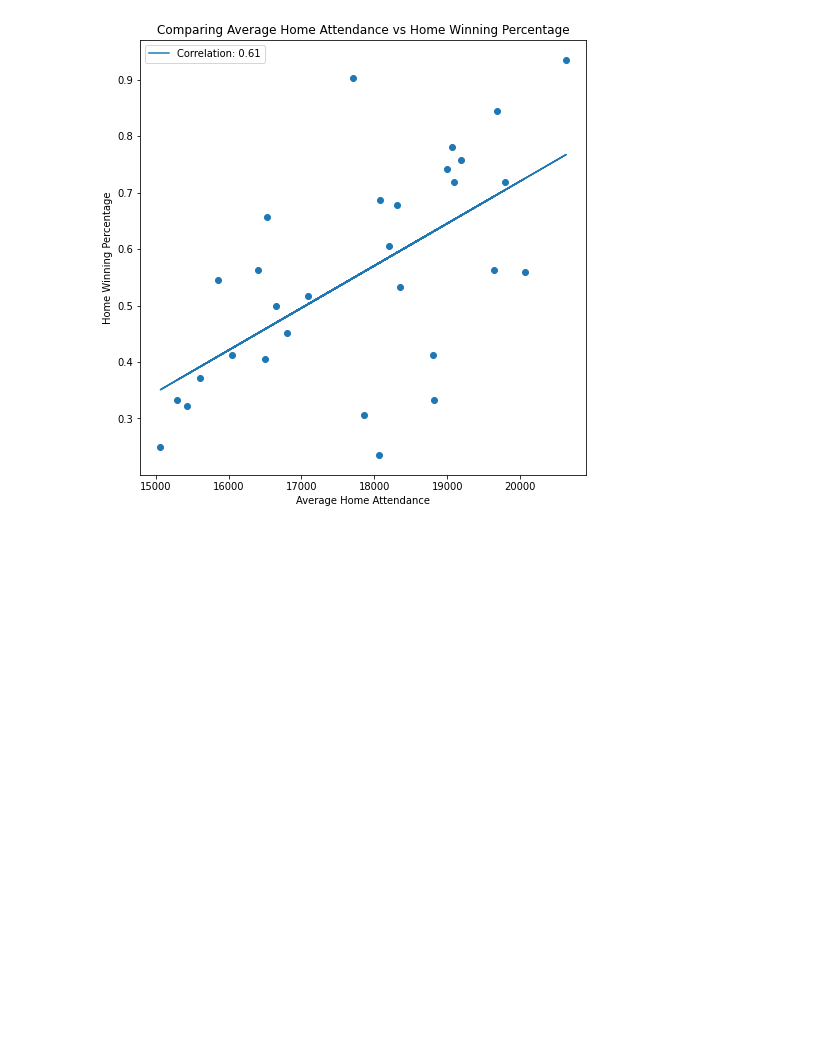
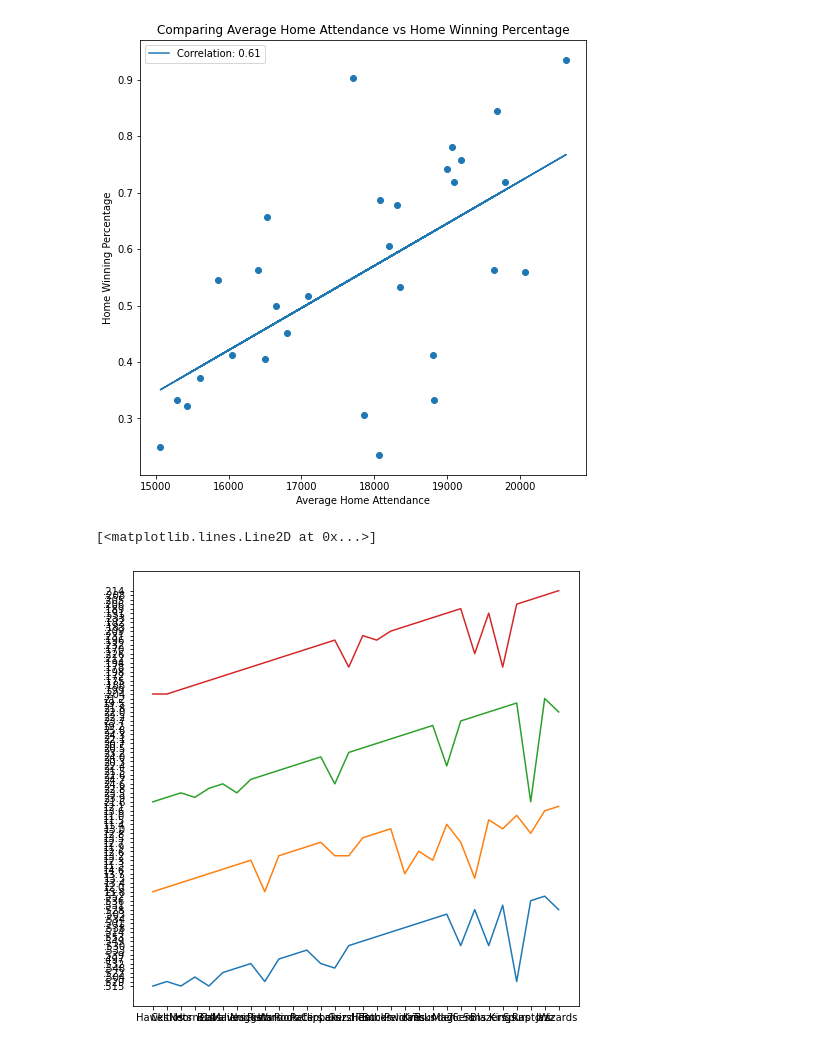
Before and after one commit to cjdunteman/cs320_final, a Jupyter notebook: experimenting.ipynb, the cells around one changed output. Drawn from its saved outputs; the diff is of its cells as text; code cells hidden in the pictures; blank space fills up the shorter version.

```diff
--- a/experimenting.ipynb
+++ b/experimenting.ipynb
@@ -124,3 +124,18 @@ ax.legend()
 # %% [output]
 <matplotlib.legend.Legend at 0x...>
 [figure]
+# %%
+#cleaning
+clean_df["eFG%"] = misc_clean["Offense Four Factors"]
+clean_df["TOV%"] = misc_clean["Offense Four Factors.1"]
+clean_df["ORB%"] = misc_clean["Offense Four Factors.2"]
+clean_df["FT/FTA"] = misc_clean["Offense Four Factors.3"]
+# print(clean_df)
+fig, ax = plt.subplots(figsize = (8,8))
+ax.plot(clean_df["Nickname"], clean_df["eFG%"])
+ax.plot(clean_df["Nickname"], clean_df["TOV%"])
+ax.plot(clean_df["Nickname"], clean_df["ORB%"])
+ax.plot(clean_df["Nickname"], clean_df["FT/FTA"])
+# %% [output]
+[<matplotlib.lines.Line2D at 0x...>]
+[figure, added]
```
Also changed, not shown: parts of 2 cells of this notebook.
